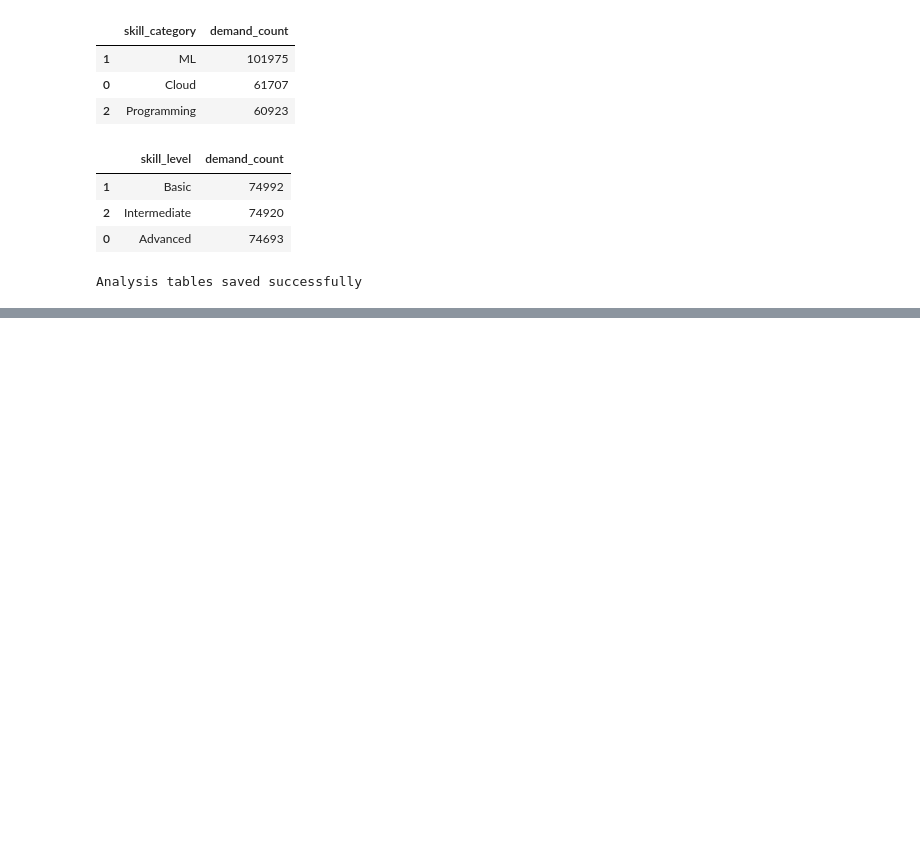
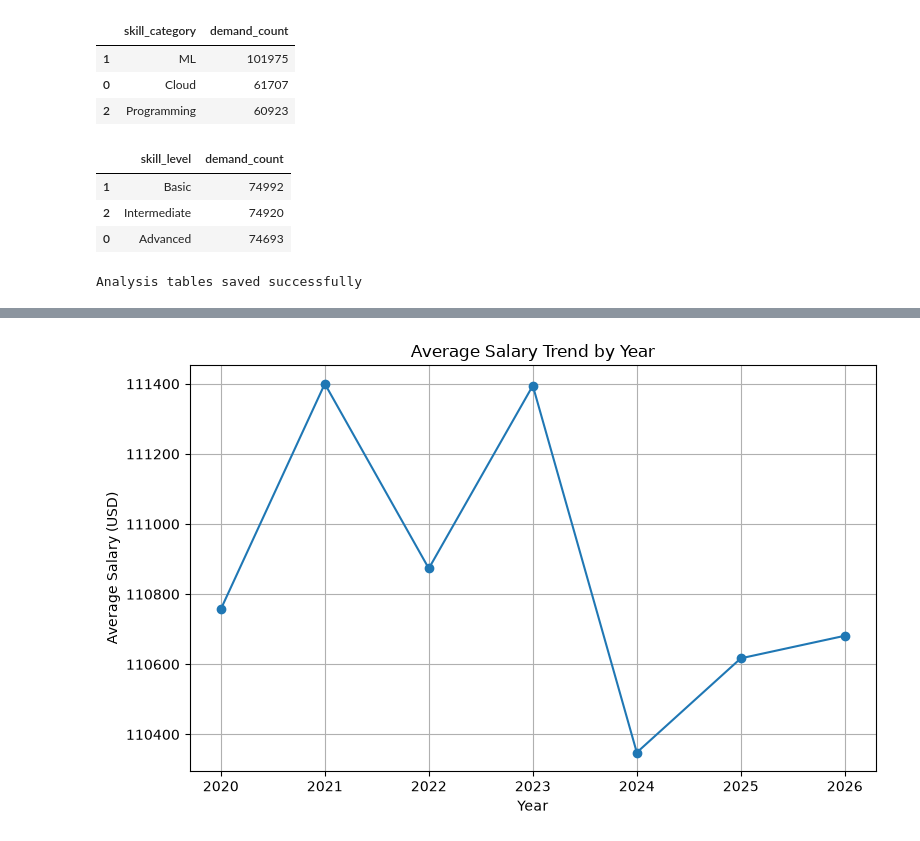
Before and after one commit to Charith-01/Global-AI-Data-Science-Skills-and-Salary-Trends, a Jupyter notebook: notebooks/01_data_loading_and_exploration.ipynb, the cells around one changed output, grey strips where cells are left out. Drawn from its saved outputs; the diff is of its cells as text; code cells hidden in the pictures; blank space fills up the shorter version.

```diff
--- a/notebooks/01_data_loading_and_exploration.ipynb
+++ b/notebooks/01_data_loading_and_exploration.ipynb
@@ -645,0 +669,18 @@ Analysis tables saved successfully
+# %%
+salary_by_year = ai_jobs.groupby("posted_year")["salary_avg_usd"].mean().reset_index()
+
+plt.figure(figsize=(8, 5))
+
+plt.plot(salary_by_year["posted_year"], salary_by_year["salary_avg_usd"], marker="o")
+
+plt.title("Average Salary Trend by Year")
+plt.xlabel("Year")
+plt.ylabel("Average Salary (USD)")
+
+plt.grid(True)
+plt.tight_layout()
+
+plt.savefig(CHARTS_DIR / "salary_by_year.png", dpi=300)
+plt.show()
+# %% [output]
+[figure, added]
```
Also changed, not shown: parts of 18 cells of this notebook, 11 other files.
